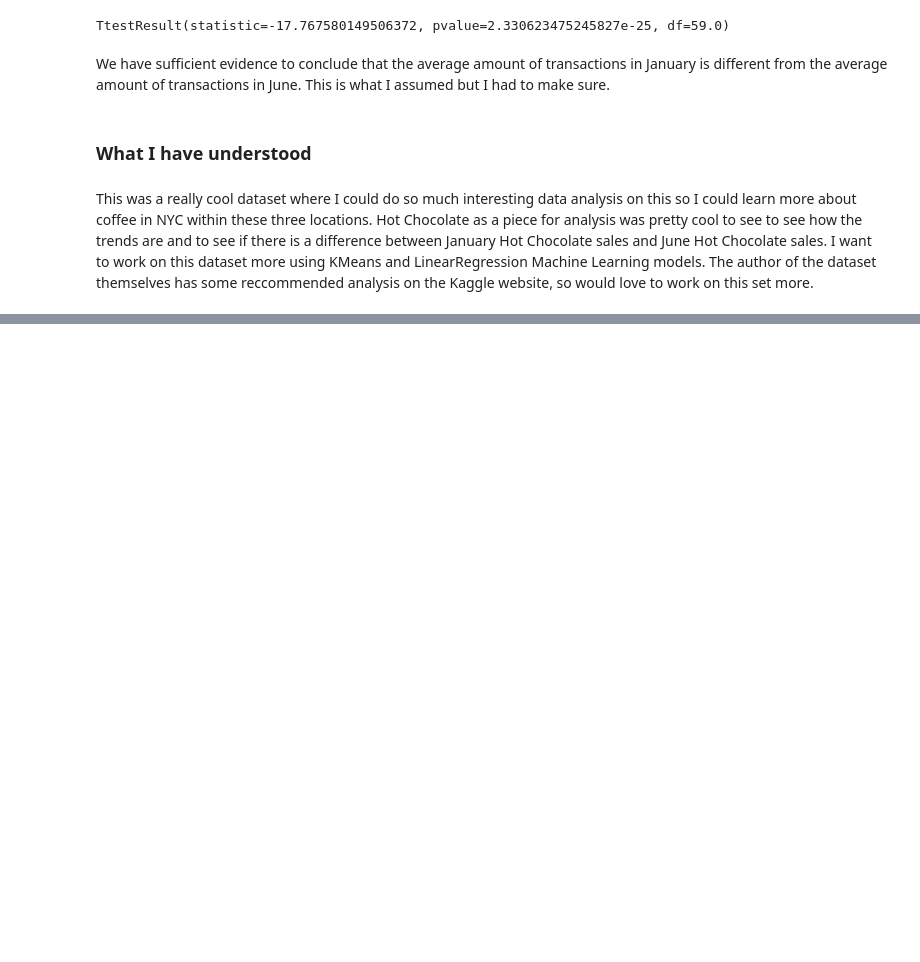
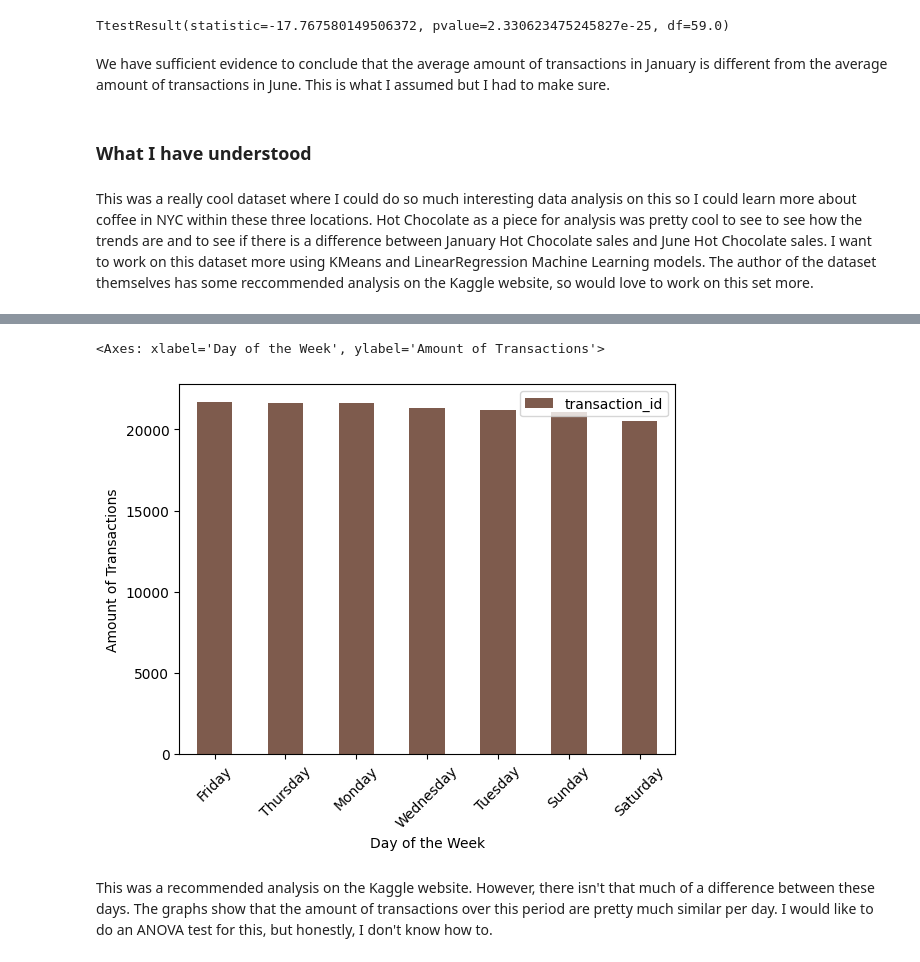
Before and after one commit to suvancha9866/CoffeeShop, a Jupyter notebook: analysis.ipynb, the cells around one changed output, grey strips where cells are left out. Saved outputs shown, nothing was run; the diff lists cells and outputs as text; code cells hidden in the pictures; blank space fills up the shorter version.

```diff
--- a/analysis.ipynb
+++ b/analysis.ipynb
@@ -195,0 +188,4 @@ Future work on this dataset
+# %%
+# I added the column for the Day of the Week for each day
+df["day_of_week"] = pd.to_datetime(df['date']).dt.strftime('%A')
+df
@@ -195,0 +206,4 @@ Future work on this dataset
+# %%
+df_dow = df.groupby("day_of_week").agg("count").reset_index()
+df_dow_ordered = df_dow.nlargest(7, "transaction_id")
+df_dow_ordered
@@ -195,0 +219,7 @@ Future work on this dataset
+# %%
+df_dow_ordered.plot.bar(x="day_of_week", y="transaction_id", color = "#7e5b4d", rot = 45, xlabel = "Day of the Week", ylabel = "Amount of Transactions")
+# %% [output]
+<Axes: xlabel='Day of the Week', ylabel='Amount of Transactions'>
+[figure, added]
+# %% [markdown]
+This was a recommended analysis on the Kaggle website. However, there isn't that much of a difference between these days. The graphs show that the amount of transactions over this period are pretty much similar per day. I would like to do an ANOVA test for this, but honestly, I don't know how to.
```
Also changed, not shown: parts of 4 cells of this notebook.
